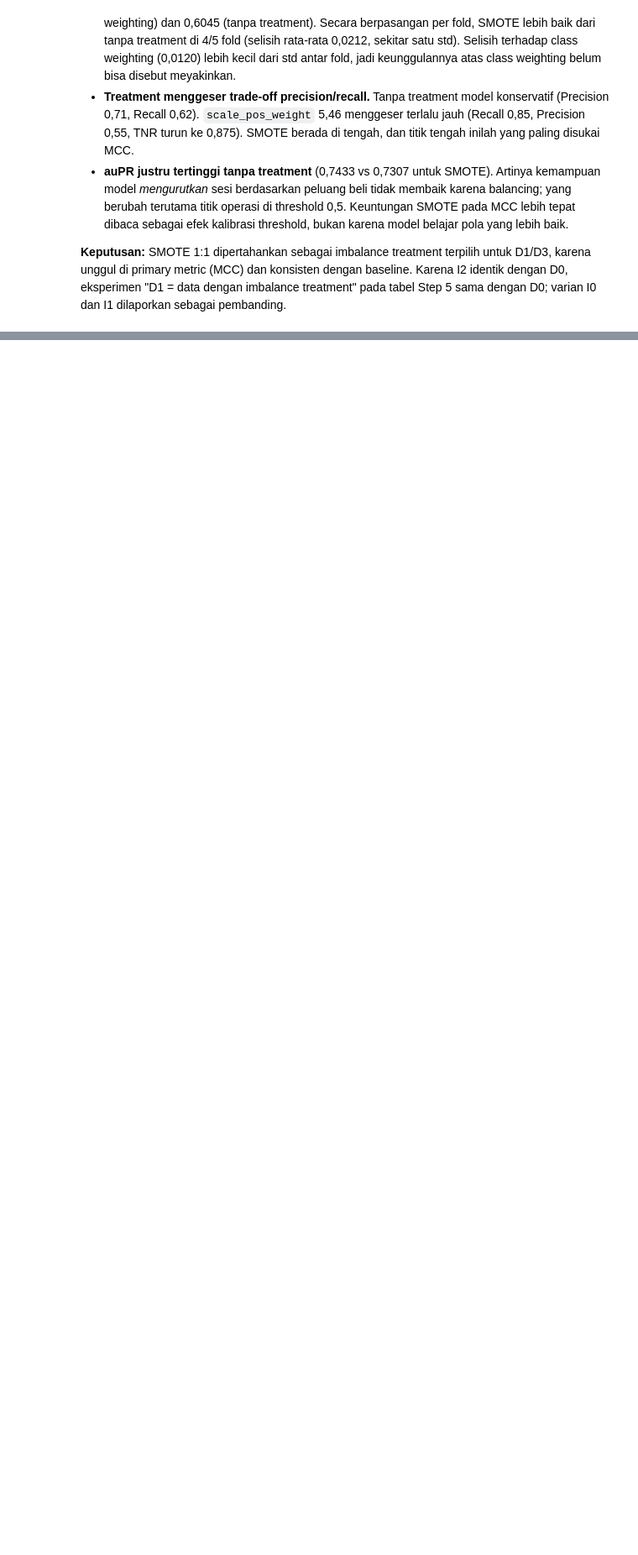
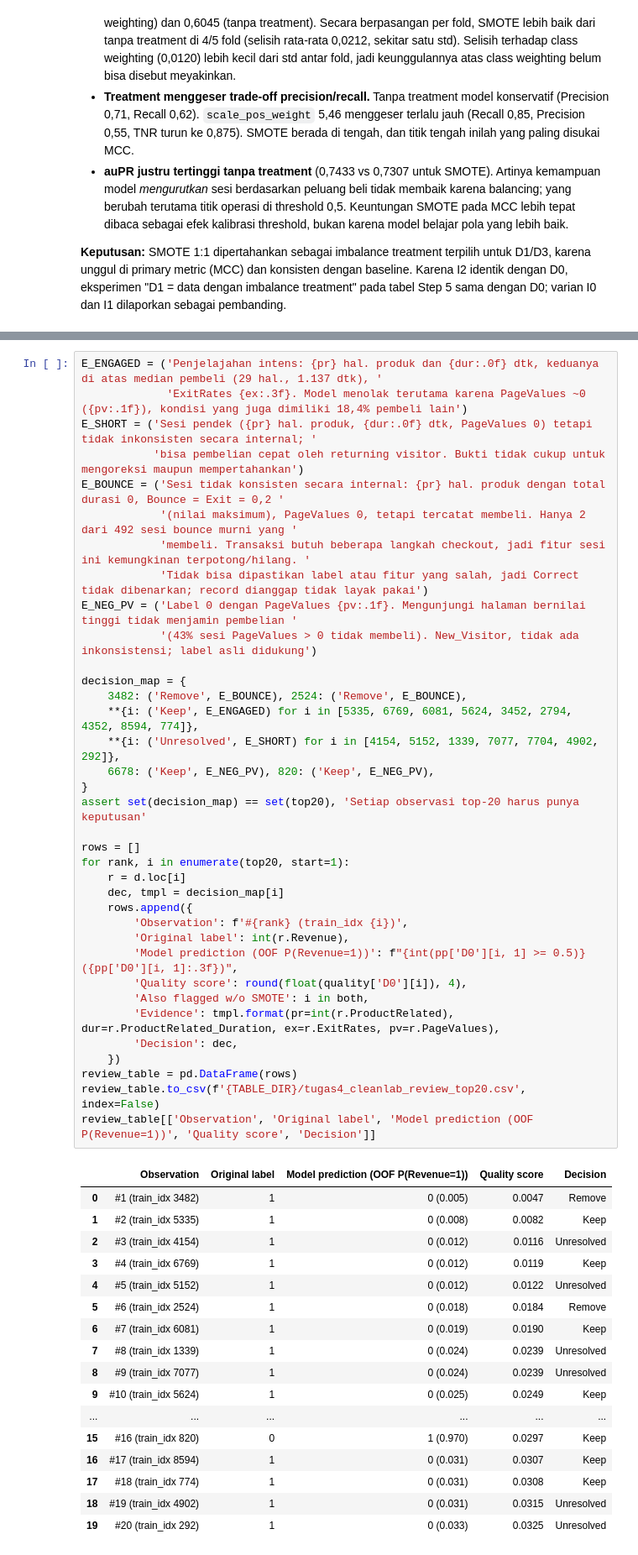
Before and after one commit to vickymahfudy/tugas-data-science, a Jupyter notebook: notebooks/07_data_centric.ipynb, the cells around one changed output, grey strips where cells are left out. Shown at 84% size. Cells and saved outputs as stored; diff of their text form; blank space fills up the shorter version.

```diff
--- a/notebooks/07_data_centric.ipynb
+++ b/notebooks/07_data_centric.ipynb
@@ -309,0 +402,54 @@ imbalance treatment" pada tabel Step 5 sama dengan D0; varian I0 dan I1 dilapork
+# %%
+E_ENGAGED = ('Penjelajahan intens: {pr} hal. produk dan {dur:.0f} dtk, keduanya di atas median pembeli (29 hal., 1.137 dtk), '
+             'ExitRates {ex:.3f}. Model menolak terutama karena PageValues ~0 ({pv:.1f}), kondisi yang juga dimiliki 18,4% pembeli lain')
+E_SHORT = ('Sesi pendek ({pr} hal. produk, {dur:.0f} dtk, PageValues 0) tetapi tidak inkonsisten secara internal; '
+           'bisa pembelian cepat oleh returning visitor. Bukti tidak cukup untuk mengoreksi maupun mempertahankan')
+E_BOUNCE = ('Sesi tidak konsisten secara internal: {pr} hal. produk dengan total durasi 0, Bounce = Exit = 0,2 '
+            '(nilai maksimum), PageValues 0, tetapi tercatat membeli. Hanya 2 dari 492 sesi bounce murni yang '
+            'membeli. Transaksi butuh beberapa langkah checkout, jadi fitur sesi ini kemungkinan terpotong/hilang. '
+            'Tidak bisa dipastikan label atau fitur yang salah, jadi Correct tidak dibenarkan; record dianggap tidak layak pakai')
+E_NEG_PV = ('Label 0 dengan PageValues {pv:.1f}. Mengunjungi halaman bernilai tinggi tidak menjamin pembelian '
+            '(43% sesi PageValues > 0 tidak membeli). New_Visitor, tidak ada inkonsistensi; label asli didukung')
+
+decision_map = {
+    3482: ('Remove', E_BOUNCE), 2524: ('Remove', E_BOUNCE),
+    **{i: ('Keep', E_ENGAGED) for i in [5335, 6769, 6081, 5624, 3452, 2794, 4352, 8594, 774]},
+    **{i: ('Unresolved', E_SHORT) for i in [4154, 5152, 1339, 7077, 7704, 4902, 292]},
+    6678: ('Keep', E_NEG_PV), 820: ('Keep', E_NEG_PV),
+}
+assert set(decision_map) == set(top20), 'Setiap observasi top-20 harus punya keputusan'
+
+rows = []
+for rank, i in enumerate(top20, start=1):
+    r = d.loc[i]
+    dec, tmpl = decision_map[i]
+    rows.append({
+        'Observation': f'#{rank} (train_idx {i})',
+        'Original label': int(r.Revenue),
+        'Model prediction (OOF P(Revenue=1))': f"{int(pp['D0'][i, 1] >= 0.5)} ({pp['D0'][i, 1]:.3f})",
+        'Quality score': round(float(quality['D0'][i]), 4),
+        'Also flagged w/o SMOTE': i in both,
+        'Evidence': tmpl.format(pr=int(r.ProductRelated), dur=r.ProductRelated_Duration, ex=r.ExitRates, pv=r.PageValues),
+        'Decision': dec,
+    })
+review_table = pd.DataFrame(rows)
+review_table.to_csv(f'{TABLE_DIR}/tugas4_cleanlab_review_top20.csv', index=False)
+review_table[['Observation', 'Original label', 'Model prediction (OOF P(Revenue=1))', 'Quality score', 'Decision']]
+# %% [output]
+|  | Observation | Original label | Model prediction (OOF P(Revenue=1)) | Quality score | Decision |
+| 0 | #1 (train_idx 3482) | 1 | 0 (0.005) | 0.0047 | Remove |
+| 1 | #2 (train_idx 5335) | 1 | 0 (0.008) | 0.0082 | Keep |
+| 2 | #3 (train_idx 4154) | 1 | 0 (0.012) | 0.0116 | Unresolved |
+| 3 | #4 (train_idx 6769) | 1 | 0 (0.012) | 0.0119 | Keep |
+| 4 | #5 (train_idx 5152) | 1 | 0 (0.012) | 0.0122 | Unresolved |
+| 5 | #6 (train_idx 2524) | 1 | 0 (0.018) | 0.0184 | Remove |
+| 6 | #7 (train_idx 6081) | 1 | 0 (0.019) | 0.0190 | Keep |
+| 7 | #8 (train_idx 1339) | 1 | 0 (0.024) | 0.0239 | Unresolved |
+| 8 | #9 (train_idx 7077) | 1 | 0 (0.024) | 0.0239 | Unresolved |
+| 9 | #10 (train_idx 5624) | 1 | 0 (0.025) | 0.0249 | Keep |
+| ... | ... | ... | ... | ... | ... |
+| 15 | #16 (train_idx 820) | 0 | 1 (0.970) | 0.0297 | Keep |
+| 16 | #17 (train_idx 8594) | 1 | 0 (0.031) | 0.0307 | Keep |
+| 17 | #18 (train_idx 774) | 1 | 0 (0.031) | 0.0308 | Keep |
+| 18 | #19 (train_idx 4902) | 1 | 0 (0.031) | 0.0315 | Unresolved |
+| 19 | #20 (train_idx 292) | 1 | 0 (0.033) | 0.0325 | Unresolved |
```
Also changed, not shown: parts of 6 cells of this notebook, 2 other files.
